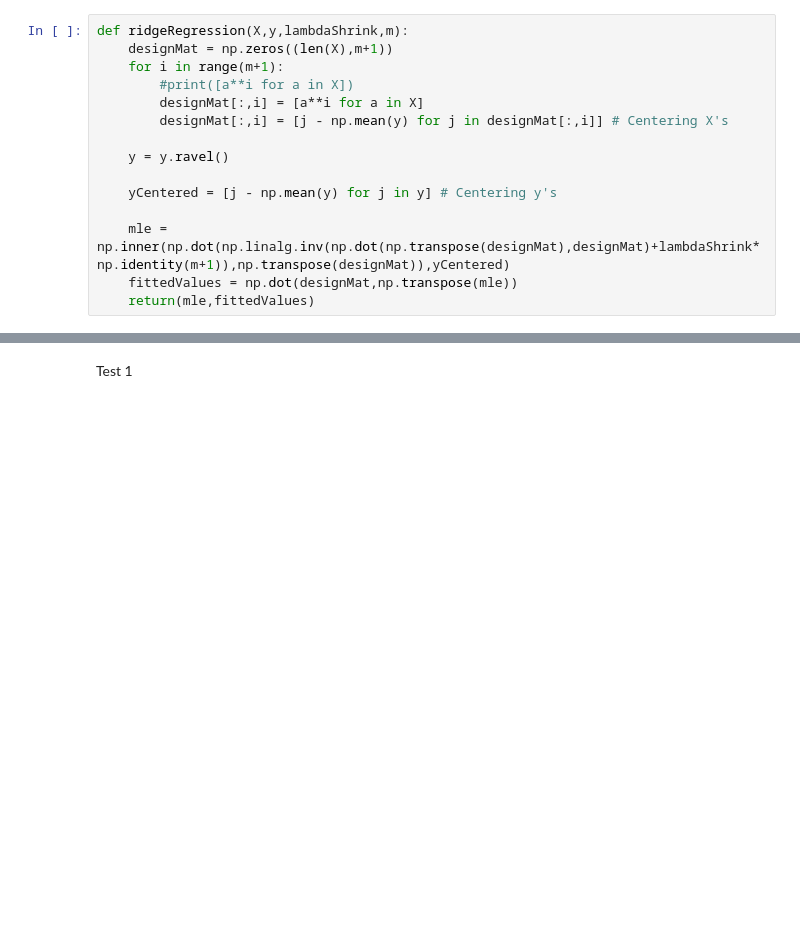
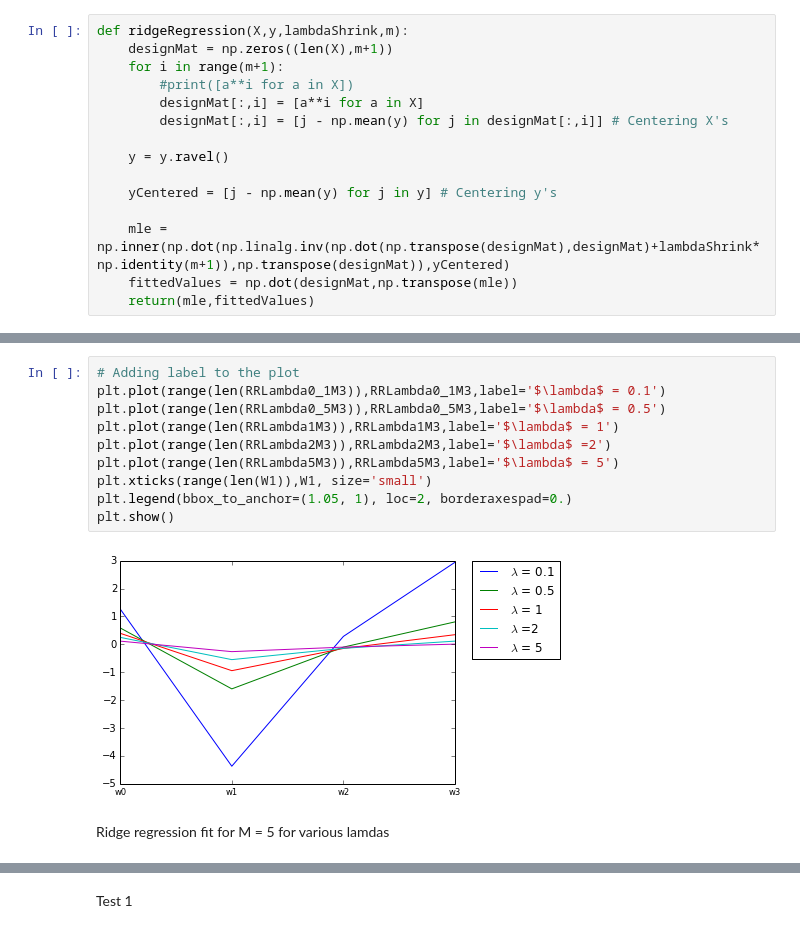
Before and after one commit to Divyagash/Class-6, a Jupyter notebook: PythonFiles/HW1.ipynb, the cells around one changed output, grey strips where cells are left out. Drawn from its saved outputs; the diff is of its cells as text; blank space fills up the shorter version.

```diff
--- a/PythonFiles/HW1.ipynb
+++ b/PythonFiles/HW1.ipynb
@@ -878,0 +918,14 @@ def ridgeRegression(X,y,lambdaShrink,m):
+# %%
+# Adding label to the plot
+plt.plot(range(len(RRLambda0_1M3)),RRLambda0_1M3,label='$\lambda$ = 0.1')
+plt.plot(range(len(RRLambda0_5M3)),RRLambda0_5M3,label='$\lambda$ = 0.5')
+plt.plot(range(len(RRLambda1M3)),RRLambda1M3,label='$\lambda$ = 1')
+plt.plot(range(len(RRLambda2M3)),RRLambda2M3,label='$\lambda$ =2')
+plt.plot(range(len(RRLambda5M3)),RRLambda5M3,label='$\lambda$ = 5')
+plt.xticks(range(len(W1)),W1, size='small')
+plt.legend(bbox_to_anchor=(1.05, 1), loc=2, borderaxespad=0.)
+plt.show()
+# %% [output]
+[figure, added]
+# %% [markdown]
+Ridge regression fit for M = 5 for various lamdas
```
Also changed, not shown: parts of 64 cells of this notebook.
